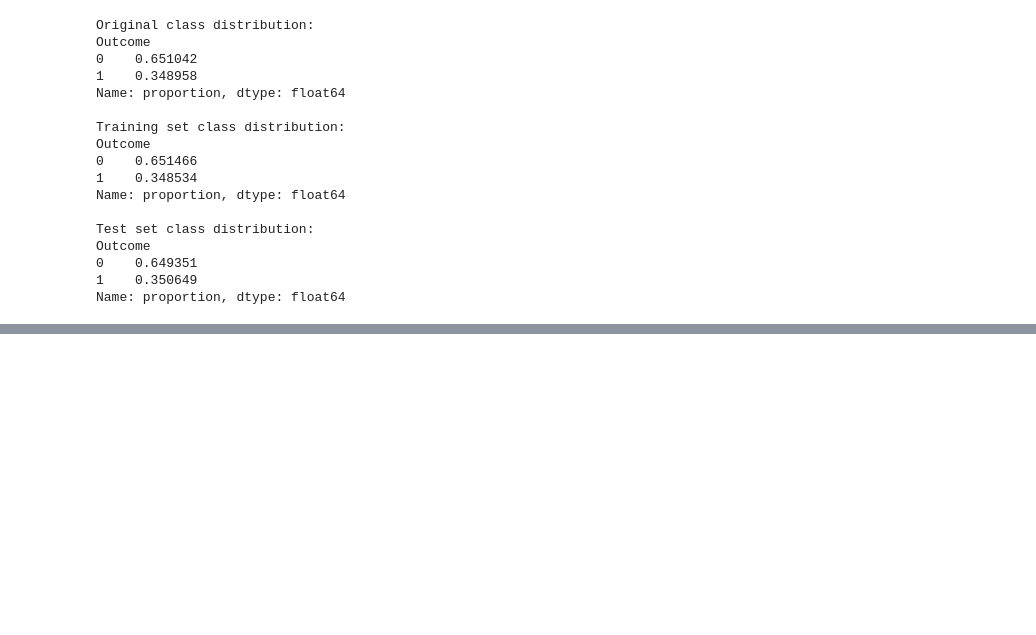
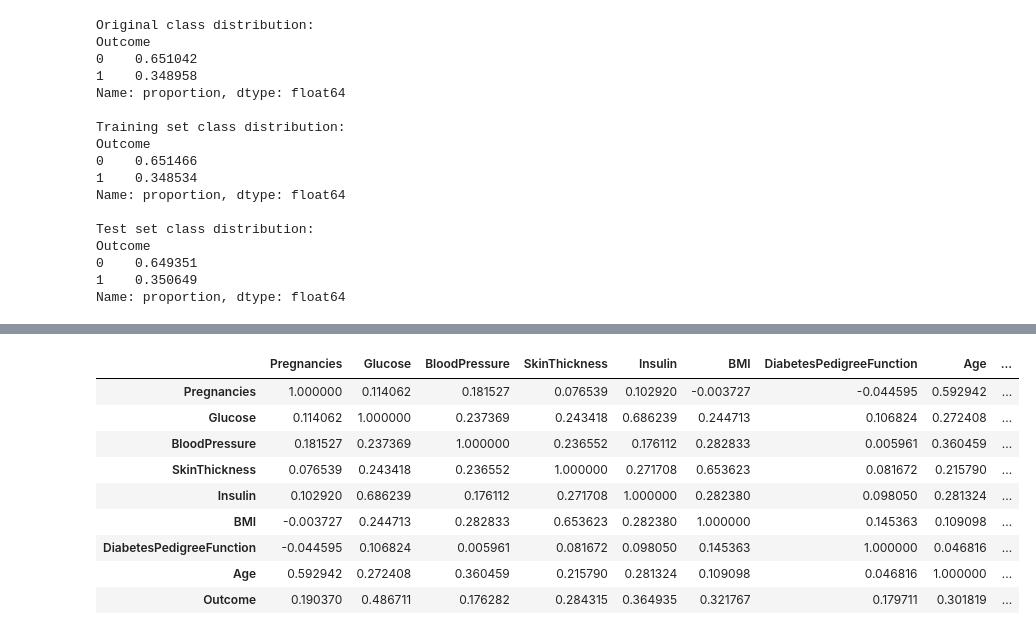
Before and after one commit to mettlrob/FoDS-Diabetes-Diagnosis, a Jupyter notebook: Data_Processing/proc_data.ipynb, the cells around one changed output, grey strips where cells are left out. Drawn from its saved outputs; the diff is of its cells as text; code cells hidden in the pictures; blank space fills up the shorter version.

```diff
--- a/Data_Processing/proc_data.ipynb
+++ b/Data_Processing/proc_data.ipynb
@@ -487,0 +497,13 @@ Name: proportion, dtype: float64
+# %%
+corr_clean
+# %% [output]
+|  | Pregnancies | Glucose | BloodPressure | SkinThickness | Insulin | BMI | DiabetesPedigreeFunction | Age | ... |
+| Pregnancies | 1.000000 | 0.114062 | 0.181527 | 0.076539 | 0.102920 | -0.003727 | -0.044595 | 0.592942 | ... |
+| Glucose | 0.114062 | 1.000000 | 0.237369 | 0.243418 | 0.686239 | 0.244713 | 0.106824 | 0.272408 | ... |
+| BloodPressure | 0.181527 | 0.237369 | 1.000000 | 0.236552 | 0.176112 | 0.282833 | 0.005961 | 0.360459 | ... |
+| SkinThickness | 0.076539 | 0.243418 | 0.236552 | 1.000000 | 0.271708 | 0.653623 | 0.081672 | 0.215790 | ... |
+| Insulin | 0.102920 | 0.686239 | 0.176112 | 0.271708 | 1.000000 | 0.282380 | 0.098050 | 0.281324 | ... |
+| BMI | -0.003727 | 0.244713 | 0.282833 | 0.653623 | 0.282380 | 1.000000 | 0.145363 | 0.109098 | ... |
+| DiabetesPedigreeFunction | -0.044595 | 0.106824 | 0.005961 | 0.081672 | 0.098050 | 0.145363 | 1.000000 | 0.046816 | ... |
+| Age | 0.592942 | 0.272408 | 0.360459 | 0.215790 | 0.281324 | 0.109098 | 0.046816 | 1.000000 | ... |
+| Outcome | 0.190370 | 0.486711 | 0.176282 | 0.284315 | 0.364935 | 0.321767 | 0.179711 | 0.301819 | ... |
```
Also changed, not shown: parts of 4 cells of this notebook, 7 other files.
